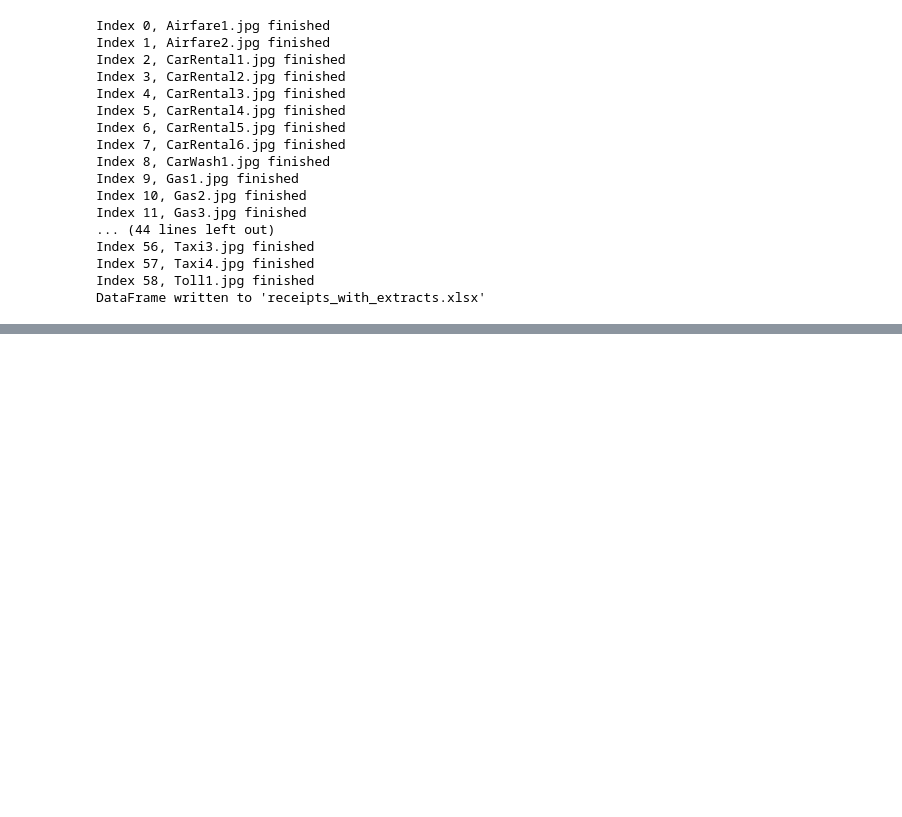
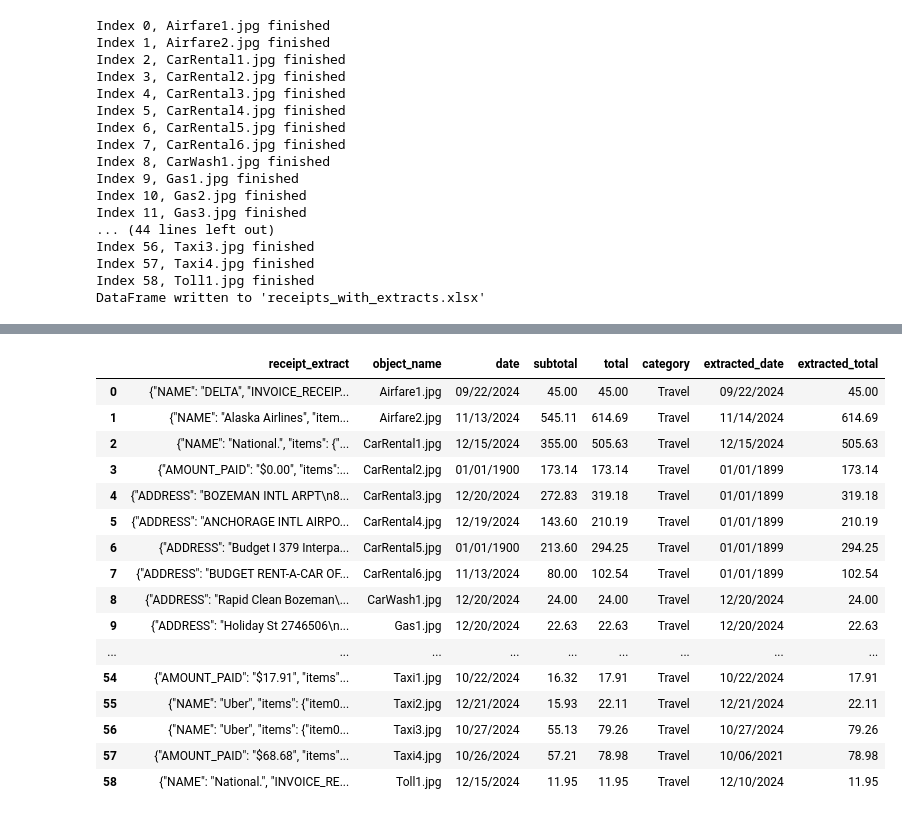
Before and after one commit to Callowlock/ReceiptProcessing, a Jupyter notebook: UploadReceiptsSaveTextract.ipynb, the cells around one changed output, grey strips where cells are left out. Drawn from its saved outputs; the diff is of its cells as text; code cells hidden in the pictures; blank space fills up the shorter version.

Commit message:
Lots of stuff
Extract date/amt fields from textract outputs
queried bedfrock to categorize first 25 receipts

```diff
--- a/UploadReceiptsSaveTextract.ipynb
+++ b/UploadReceiptsSaveTextract.ipynb
@@ -169,3 +166,7 @@ Index 56, Taxi3.jpg finished
 Index 57, Taxi4.jpg finished
 Index 58, Toll1.jpg finished
 DataFrame written to 'receipts_with_extracts.xlsx'
+# %%
+# Reloading dataframe from spreadsheet and appending extracted fields
+receipts = pd.read_excel('data/Spreadsheets/receipts_with_extracts.xlsx')
+receipts.head()
@@ -171,0 +180,4 @@ DataFrame written to 'receipts_with_extracts.xlsx'
+# %%
+# reformatting date column to datetime m/d/yyyy
+receipts['date'] = pd.to_datetime(receipts['date'])
+receipts['date'] = receipts['date'].dt.strftime('%m/%d/%Y')
@@ -171,0 +301,20 @@ DataFrame written to 'receipts_with_extracts.xlsx'
+# %%
+receipts
+# %% [output]
+|  | receipt_extract | object_name | date | subtotal | total | category | extracted_date | extracted_total |
+| 0 | {"NAME": "DELTA", "INVOICE_RECEIP... | Airfare1.jpg | 09/22/2024 | 45.00 | 45.00 | Travel | 09/22/2024 | 45.00 |
+| 1 | {"NAME": "Alaska Airlines", "item... | Airfare2.jpg | 11/13/2024 | 545.11 | 614.69 | Travel | 11/14/2024 | 614.69 |
+| 2 | {"NAME": "National.", "items": {"... | CarRental1.jpg | 12/15/2024 | 355.00 | 505.63 | Travel | 12/15/2024 | 505.63 |
+| 3 | {"AMOUNT_PAID": "$0.00", "items":... | CarRental2.jpg | 01/01/1900 | 173.14 | 173.14 | Travel | 01/01/1899 | 173.14 |
+| 4 | {"ADDRESS": "BOZEMAN INTL ARPT\n8... | CarRental3.jpg | 12/20/2024 | 272.83 | 319.18 | Travel | 01/01/1899 | 319.18 |
+| 5 | {"ADDRESS": "ANCHORAGE INTL AIRPO... | CarRental4.jpg | 12/19/2024 | 143.60 | 210.19 | Travel | 01/01/1899 | 210.19 |
+| 6 | {"ADDRESS": "Budget I 379 Interpa... | CarRental5.jpg | 01/01/1900 | 213.60 | 294.25 | Travel | 01/01/1899 | 294.25 |
+| 7 | {"ADDRESS": "BUDGET RENT-A-CAR OF... | CarRental6.jpg | 11/13/2024 | 80.00 | 102.54 | Travel | 01/01/1899 | 102.54 |
+| 8 | {"ADDRESS": "Rapid Clean Bozeman\... | CarWash1.jpg | 12/20/2024 | 24.00 | 24.00 | Travel | 12/20/2024 | 24.00 |
+| 9 | {"ADDRESS": "Holiday St 2746506\n... | Gas1.jpg | 12/20/2024 | 22.63 | 22.63 | Travel | 12/20/2024 | 22.63 |
+| ... | ... | ... | ... | ... | ... | ... | ... | ... |
+| 54 | {"AMOUNT_PAID": "$17.91", "items"... | Taxi1.jpg | 10/22/2024 | 16.32 | 17.91 | Travel | 10/22/2024 | 17.91 |
+| 55 | {"NAME": "Uber", "items": {"item0... | Taxi2.jpg | 12/21/2024 | 15.93 | 22.11 | Travel | 12/21/2024 | 22.11 |
+| 56 | {"NAME": "Uber", "items": {"item0... | Taxi3.jpg | 10/27/2024 | 55.13 | 79.26 | Travel | 10/27/2024 | 79.26 |
+| 57 | {"AMOUNT_PAID": "$68.68", "items"... | Taxi4.jpg | 10/26/2024 | 57.21 | 78.98 | Travel | 10/06/2021 | 78.98 |
+| 58 | {"NAME": "National.", "INVOICE_RE... | Toll1.jpg | 12/15/2024 | 11.95 | 11.95 | Travel | 12/10/2024 | 11.95 |
```
Also changed, not shown: parts of 17 cells of this notebook, 1 other file.
